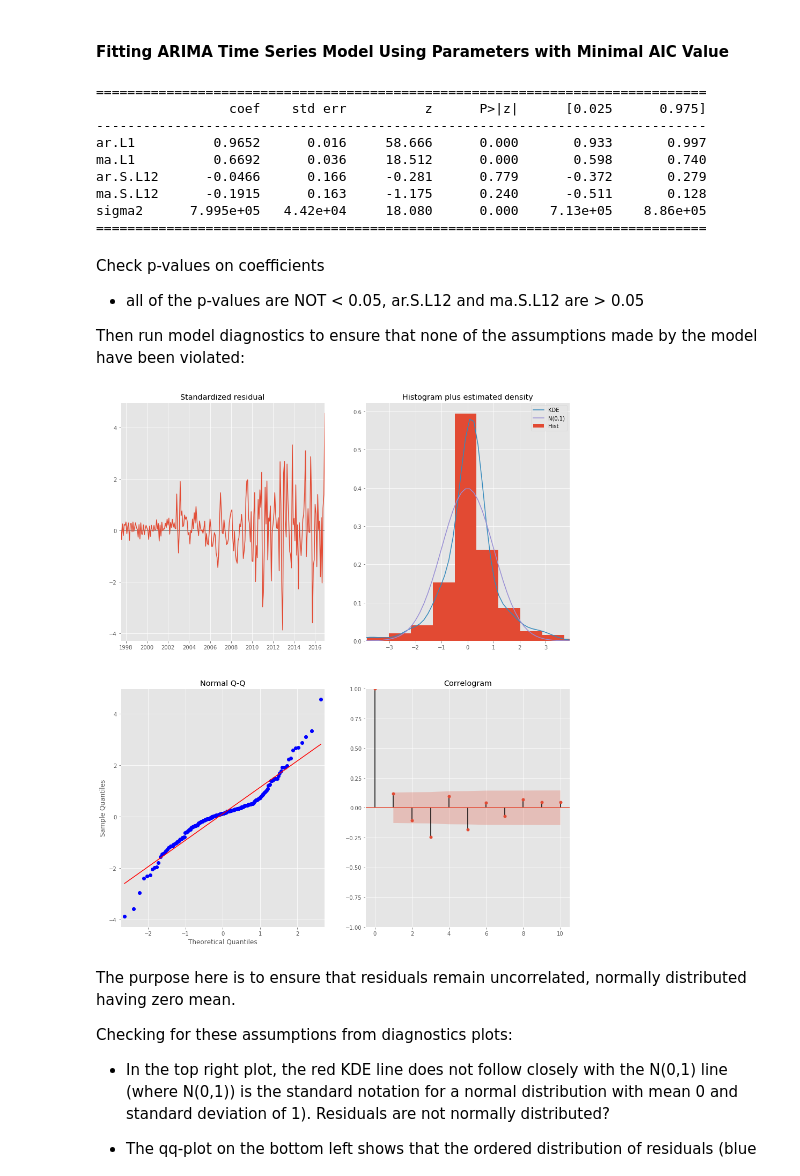
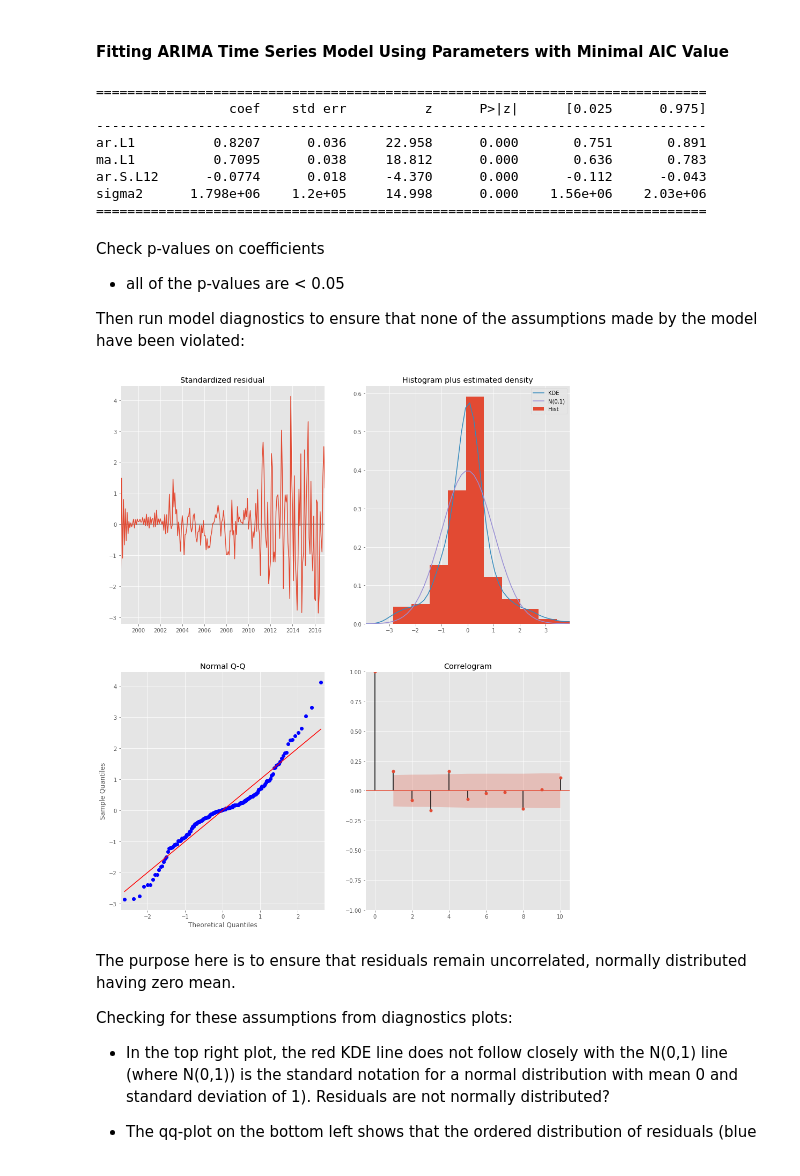
Before and after one commit to taramullin/Time-Series-Analysis_Zillow-Zipcode-Date, a Jupyter notebook: Time Series Analysis - Zillow Zip Codes.ipynb, the cells around one changed output. Saved outputs shown, nothing was run; the diff lists cells and outputs as text; code cells hidden in the pictures.

Commit message:
finished models for all zipcodes

```diff
--- a/Time Series Analysis - Zillow Zip Codes.ipynb
+++ b/Time Series Analysis - Zillow Zip Codes.ipynb
@@ -1295,0 +1478,22 @@ print(mse20002_2)
+# %%
+# Plot real vs predicted values along with confidence interval
+
+rcParams['figure.figsize'] = 15, 6
+
+#Plot observed values
+ax = melted20010['2014':].plot(label = 'Observed')
+
+#Plot predicted values
+pred20010_1.predicted_mean.plot(ax=ax, label='One-step ahead forecast', alpha=.9)
+
+#Plot the range for confidence intervals
+ax.fill_between(pred_conf20010_1.index,
+                pred_conf20010_1.iloc[:, 0],
+                pred_conf20010_1.iloc[:, 1], color='g', alpha=.20)
+
+#Set axes labels
+ax.set_xlabel('Date')
+ax.set_ylabel('Price')
+plt.legend()
+
+plt.show()
@@ -1307,35 +1532,34 @@ ans_df.tail(3) #the top 3
 # %%
 # plug in the parameter values leading to second lowest AIC value into a new SARIMAX model.
 # Fit the model and print results
-ARIMA_MODEL20001_3 = sm.tsa.statespace.SARIMAX(melted20001[:'2016'],
+ARIMA_MODEL20010_2 = sm.tsa.statespace.SARIMAX(melted20010[:'2016'],
                                  order=(1, 1, 1),
-                                 seasonal_order=(1, 0, 1, 12),
+                                 seasonal_order=(1, 1, 0, 12),
                                  enforce_stationarity=False,
                                  enforce_invertibility=False)
-output20001_3 = ARIMA_MODEL20001_3.fit()
+output20010_2 = ARIMA_MODEL20010_2.fit()
 
-print(output20001_3.summary().tables[1])
+print(output20010_2.summary().tables[1])
 # %% [output]
 ==============================================================================
                  coef    std err          z      P>|z|      [0.025      0.975]
 ------------------------------------------------------------------------------
-ar.L1          0.9652      0.016     58.666      0.000       0.933       0.997
-ma.L1          0.6692      0.036     18.512      0.000       0.598       0.740
-ar.S.L12      -0.0466      0.166     -0.281      0.779      -0.372       0.279
-ma.S.L12      -0.1915      0.163     -1.175      0.240      -0.511       0.128
-sigma2      7.995e+05   4.42e+04     18.080      0.000    7.13e+05    8.86e+05
+ar.L1          0.8207      0.036     22.958      0.000       0.751       0.891
+ma.L1          0.7095      0.038     18.812      0.000       0.636       0.783
+ar.S.L12      -0.0774      0.018     -4.370      0.000      -0.112      -0.043
+sigma2      1.798e+06    1.2e+05     14.998      0.000    1.56e+06    2.03e+06
 ==============================================================================
 # %% [markdown]
 Check p-values on coefficients
 
-* all of the p-values are NOT < 0.05, ar.S.L12 and ma.S.L12 are > 0.05
+* all of the p-values are < 0.05
 
 Then run model diagnostics to ensure that none of the assumptions made by the model have been violated:
 # %%
-output20001_3.plot_diagnostics(figsize=(15, 18))
+output20010_2.plot_diagnostics(figsize=(15, 18))
 plt.show()
 # %% [output]
-[figure, old version]
+[figure, new version]
 # %% [markdown]
 The purpose here is to ensure that residuals remain uncorrelated, normally distributed having zero mean.
 
```
Also changed, not shown: parts of 145 cells of this notebook.
